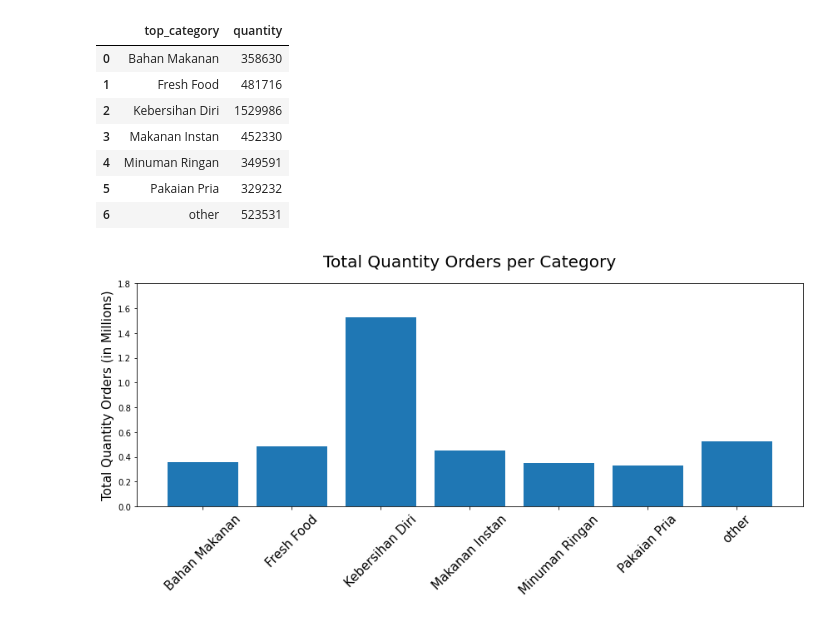
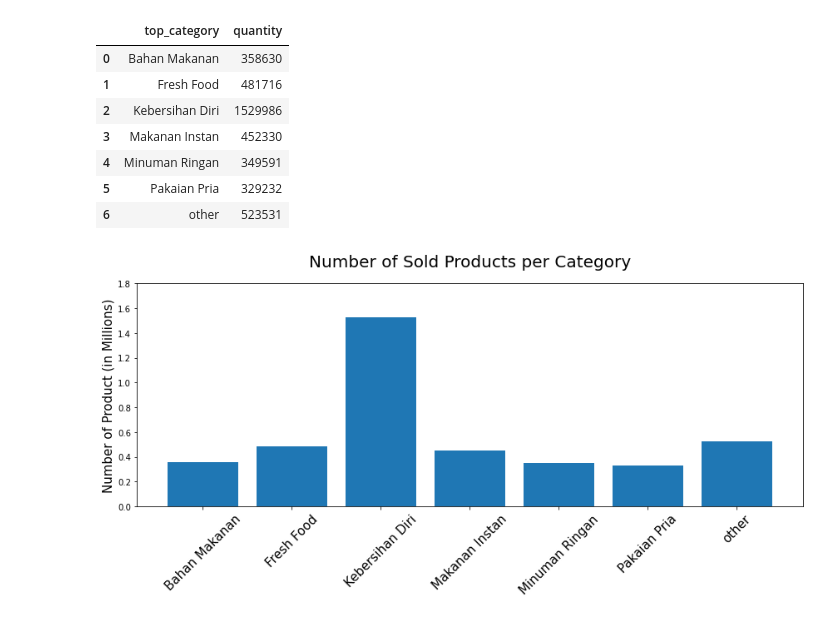
Before and after one commit to rfajri27/Ekploring_E_Commerce_Data, a Jupyter notebook: exploring_e_commerce_data.ipynb, the cells around one changed output. Saved outputs shown, nothing was run; the diff lists cells and outputs as text; code cells hidden in the pictures.

```diff
--- a/exploring_e_commerce_data.ipynb
+++ b/exploring_e_commerce_data.ipynb
@@ -474,14 +474,14 @@ sum_order_per_kategori
 # %%
 plt.figure(figsize=(12, 6))
 plt.bar(sum_order_per_kategori['top_category'],
         sum_order_per_kategori['quantity'])
 plt.xticks(rotation=45, fontsize=15)
 labels, locations = plt.yticks()
 plt.yticks(labels, (labels/1000000).astype(float))
-plt.title("Total Quantity Orders per Category", loc='center', fontsize=20, pad=20)
-plt.ylabel("Total Quantity Orders (in Millions)", fontsize=15)
+plt.title("Number of Sold Products per Category", loc='center', fontsize=20, pad=20)
+plt.ylabel("Number of Product (in Millions)", fontsize=15)
 plt.tight_layout()
 plt.savefig('images/order_amount_category.png')
 plt.show()
 # %% [output]
-[figure, old version]
+[figure, new version]
```
Also changed, not shown: parts of 5 cells of this notebook, 2 other files.
